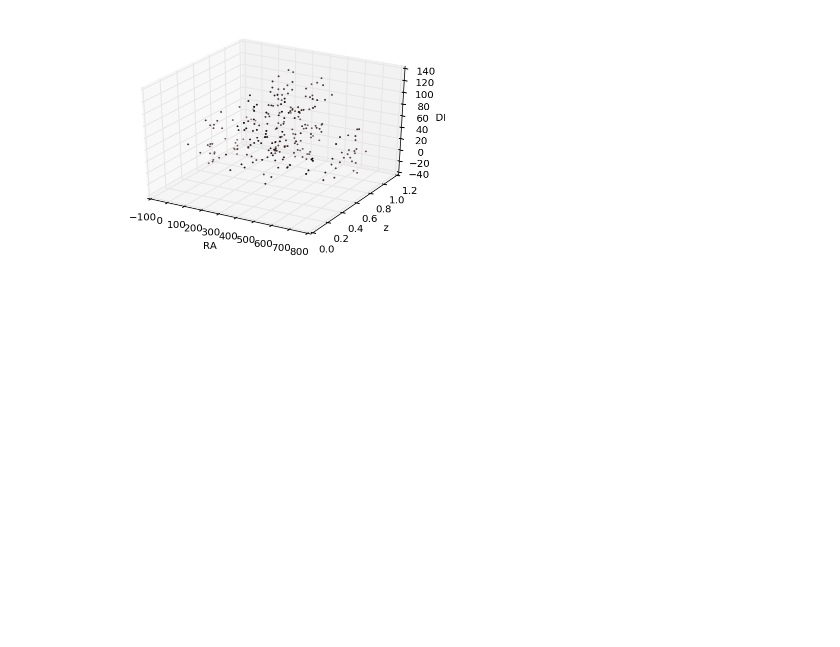
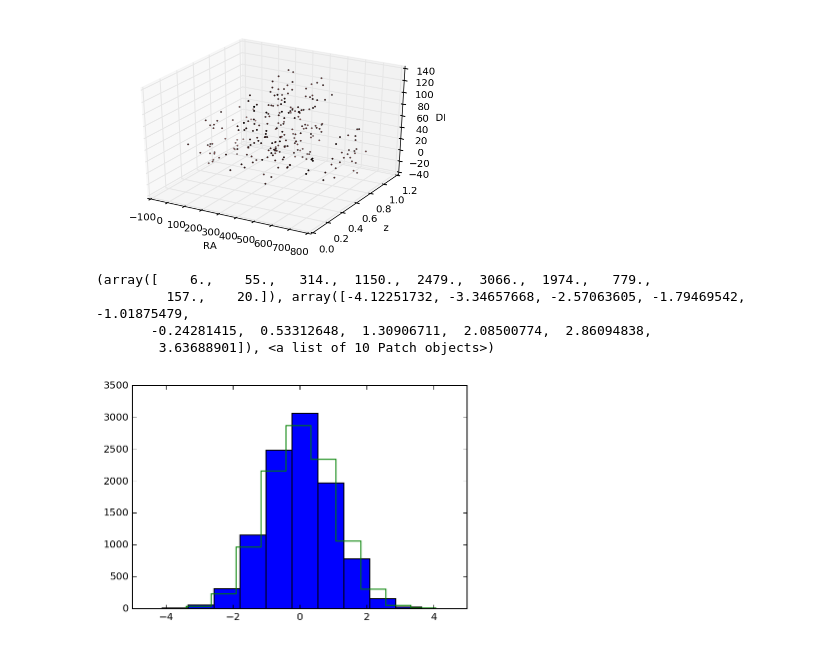
Before and after one commit to clusteron/comparison, a Jupyter notebook: table.ipynb, the cells around one changed output. Cells and saved outputs as stored; diff of their text form; code cells hidden in the pictures; blank space fills up the shorter version.

```diff
--- a/table.ipynb
+++ b/table.ipynb
@@ -646,3 +646,21 @@ ax.set_ylabel('z')
 Plot ra, dec and z - 3d - match
 <matplotlib.text.Text at 0x...>
 [figure]
+# %%
+#h = plt.hist2d(o_r['Z_LAMBDA'], o_r['lambda'], [np.arange(0, 0.8, 0.1), ])
+x = np.random.randn(10000)
+y = np.random.randn(10000)
+
+xm = np.random.randn(5000)
+ym = np.random.randn(5000)
+
+
+hx = plt.hist(x)
+hy = plt.hist(y, histtype='step')
+print hx
+# %% [output]
+(array([    6.,    55.,   314.,  1150.,  2479.,  3066.,  1974.,   779.,
+         157.,    20.]), array([-4.12251732, -3.34657668, -2.57063605, -1.79469542, -1.01875479,
+       -0.24281415,  0.53312648,  1.30906711,  2.08500774,  2.86094838,
+        3.63688901]), <a list of 10 Patch objects>)
+[figure, added]
```
Also changed, not shown: parts of 8 cells of this notebook.
